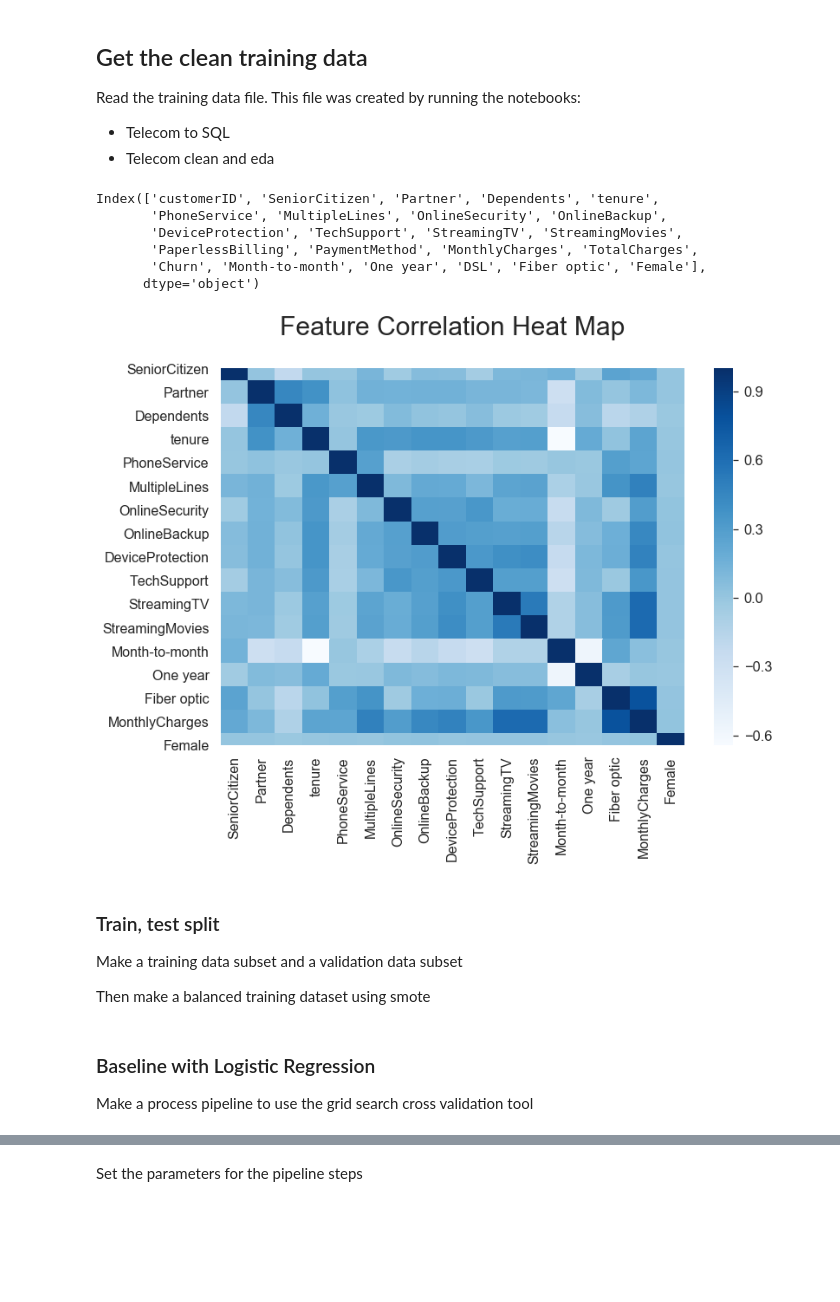
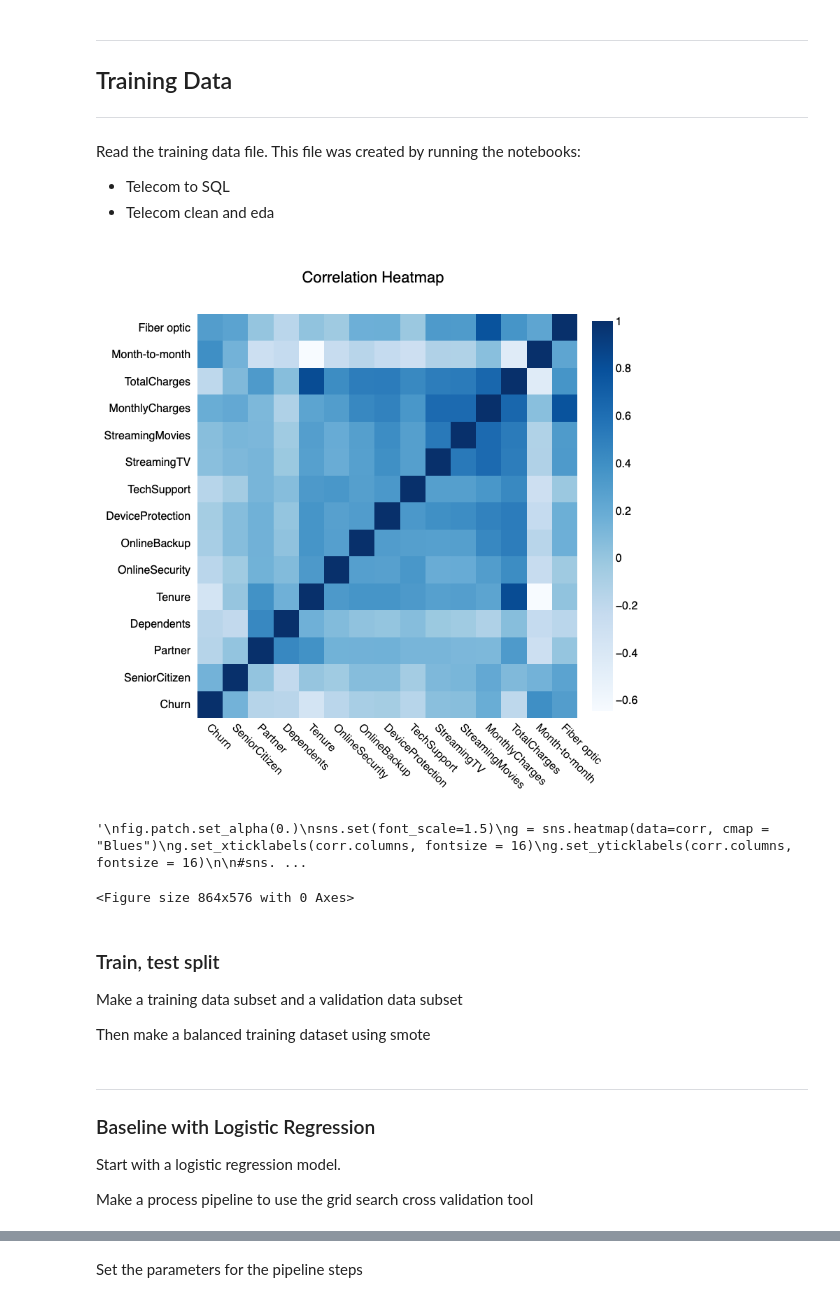
Before and after one commit to Merkeley/Project_03, a Jupyter notebook: Notebooks/Model_search.ipynb, the cells around one changed output, grey strips where cells are left out. Cells and saved outputs as stored; diff of their text form; code cells hidden in the pictures; blank space fills up the shorter version.

```diff
--- a/Notebooks/Model_search.ipynb
+++ b/Notebooks/Model_search.ipynb
@@ -44,6 +73,11 @@ from sklearn.model_selection import GridSearchCV
 Using TensorFlow backend.
 # %% [markdown]
-## Get the clean training data
+----
+
+## Training Data
+
+
+----
 
 Read the training data file.  This file was created by running the notebooks:
 * Telecom to SQL
@@ -57,44 +91,70 @@ train_df = pd.read_csv('../data/churn_train_clean.csv')
 if 'Unnamed: 0' in train_df.columns :
     train_df = train_df.drop('Unnamed: 0', axis=1)
 
-train_df.columns
+train_df.columns = ['customerID', 'SeniorCitizen', 'Partner', 'Dependents', 'Tenure',
+       'PhoneService', 'MultipleLines', 'OnlineSecurity', 'OnlineBackup',
+       'DeviceProtection', 'TechSupport', 'StreamingTV', 'StreamingMovies',
+       'PaperlessBilling', 'PaymentMethod', 'MonthlyCharges', 'TotalCharges',
+       'Churn', 'Month-to-month', 'One year', 'DSL', 'Fiber optic', 'Female']
-# %% [output]
-Index(['customerID', 'SeniorCitizen', 'Partner', 'Dependents', 'tenure',
-       'PhoneService', 'MultipleLines', 'OnlineSecurity', 'OnlineBackup',
-       'DeviceProtection', 'TechSupport', 'StreamingTV', 'StreamingMovies',
-       'PaperlessBilling', 'PaymentMethod', 'MonthlyCharges', 'TotalCharges',
-       'Churn', 'Month-to-month', 'One year', 'DSL', 'Fiber optic', 'Female'],
-      dtype='object')
 # %%
 # Define which columns we're going to use in our modeling.
 train_columns1 = ['SeniorCitizen', 'Partner', 'Dependents', \
-       'tenure', 'PhoneService', 'MultipleLines',  \
+       'Tenure',   \
        'OnlineSecurity', 'OnlineBackup', 'DeviceProtection', 'TechSupport', \
        'StreamingTV', 'StreamingMovies', 'MonthlyCharges', 'TotalCharges', \
-       'Month-to-month', 'One year', 'Fiber optic', 'Female']
+       'Month-to-month', 'Fiber optic'] #, 'One year', 'Female']
 
-train_columns2 = ['SeniorCitizen', 'Partner', 'Dependents', \
-       'tenure', 'PhoneService', 'MultipleLines',  \
-       'OnlineSecurity', 'OnlineBackup', 'DeviceProtection', 'TechSupport', \
-       'StreamingTV', 'StreamingMovies', \
-       'Month-to-month', 'One year', 'Fiber optic', 'MonthlyCharges', 'Female']
+train_columns2 = ['tenure', 'OnlineSecurity', 'Month-to-month', 'Fiber optic', 'MonthlyCharges']
 
-train_columns = train_columns2
+train_columns = train_columns1
 
 X = train_df[train_columns]
 y= train_df['Churn']
 # %%
-corr = X.corr()
+corr = train_df[['Churn']+train_columns].corr()
+corr.columns = [corr.columns[x]+'  ' for x in range(len(corr.columns))]
 fig = plt.figure(figsize=[12,8])
 
+layout = go.Layout(paper_bgcolor = 'rgba(0,0,0,0)',
+            plot_bgcolor = 'rgba(0,0,0,0)',
+            width=800, height=800)
+
+fig = go.Figure(data=go.Heatmap(
+                z=corr,
+                x=corr.columns,
+                y=corr.columns,
+                colorscale='Blues',
+                hoverongaps = False),
+                layout=layout)
+
+fig.update_layout(
+    title={
+        'text': "Correlation Heatmap",
+        'x': 0.5, 'y': 0.95,
+        'xanchor': 'center',
+        'yanchor': 'top'},
+
+        font=dict(
+            family="Helvetica",
+            size=16,
+            color="black"
+        ),
+    xaxis = { 'tickangle' : 45})
+
+fig.show(render='png')
+
+'''
 fig.patch.set_alpha(0.)
 sns.set(font_scale=1.5)
 g = sns.heatmap(data=corr, cmap = "Blues")
 g.set_xticklabels(corr.columns, fontsize = 16)
 g.set_yticklabels(corr.columns, fontsize = 16)
 
 #sns.heatmap(corr, cmap='Blues', )
 plt.title('Feature Correlation Heat Map\n', size=30)
 plt.savefig('feature_heatmap.png', Transparent=True)
+'''
 # %% [output]
-[figure, old version]
+[figure, new version]
+'\nfig.patch.set_alpha(0.)\nsns.set(font_scale=1.5)\ng = sns.heatmap(data=corr, cmap = "Blues")\ng.set_xticklabels(corr.columns, fontsize = 16)\ng.set_yticklabels(corr.columns, fontsize = 16)\n\n#sns. ...
+<Figure size 864x576 with 0 Axes>
@@ -134,8 +173,12 @@ X_train, X_test, y_train, y_test = train_test_split(X, y, test_size=0.2, stratif
 sm = SMOTE(random_state=42)
 X_train_smt, y_train_smt = sm.fit_resample(X_train, y_train)
 # %% [markdown]
+----
+
 ### Baseline with Logistic Regression
 
+Start with a logistic regression model.
+
 Make a process pipeline to use the grid search cross validation tool
 # %%
 sm = SMOTE(random_state=42)
```
Also changed, not shown: parts of 29 cells of this notebook, 2 other files.
